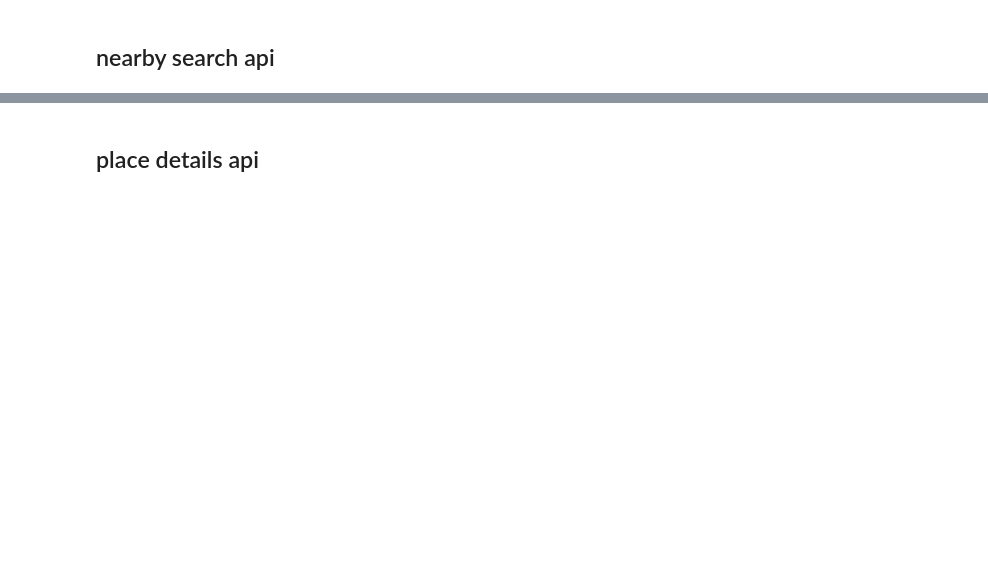
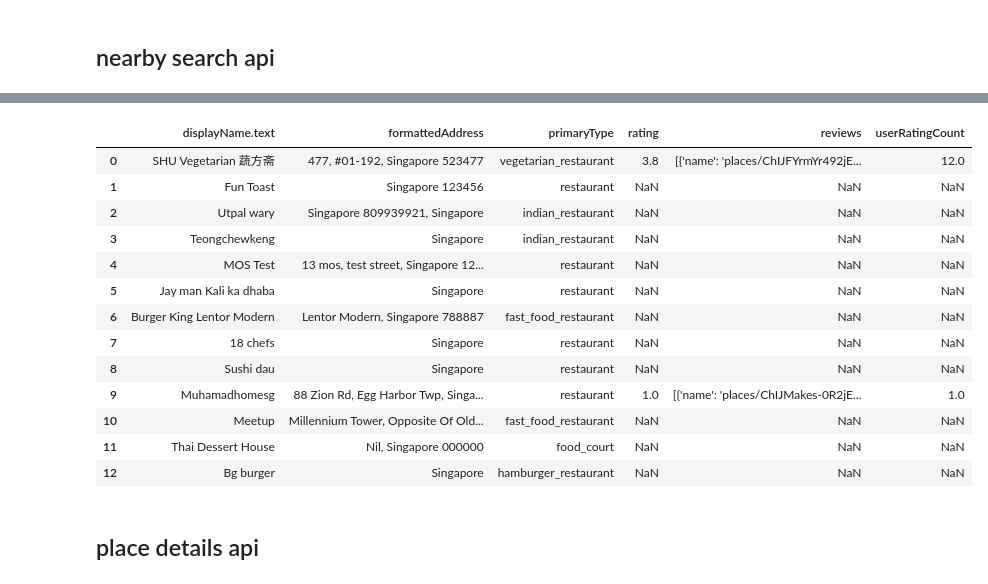
Before and after one commit to koshyan/places-api, a Jupyter notebook: places_api.ipynb, the cells around one changed output, grey strips where cells are left out. Saved outputs shown, nothing was run; the diff lists cells and outputs as text; code cells hidden in the pictures; blank space fills up the shorter version.

```diff
--- a/places_api.ipynb
+++ b/places_api.ipynb
@@ -234,3 +319,25 @@ test_2
+# %%
+test_2[['displayName.text',
+        'formattedAddress',
+        'primaryType',
+        'rating',
+        'reviews',
+        'userRatingCount']]
+# %% [output]
+|  | displayName.text | formattedAddress | primaryType | rating | reviews | userRatingCount |
+| 0 | SHU Vegetarian 蔬方斋 | 477, #01-192, Singapore 523477 | vegetarian_restaurant | 3.8 | [{'name': 'places/ChIJFYrmYr492jE... | 12.0 |
+| 1 | Fun Toast | Singapore 123456 | restaurant | NaN | NaN | NaN |
+| 2 | Utpal wary | Singapore 809939921, Singapore | indian_restaurant | NaN | NaN | NaN |
+| 3 | Teongchewkeng | Singapore | indian_restaurant | NaN | NaN | NaN |
+| 4 | MOS Test | 13 mos, test street, Singapore 12... | restaurant | NaN | NaN | NaN |
+| 5 | Jay man Kali ka dhaba | Singapore | restaurant | NaN | NaN | NaN |
+| 6 | Burger King Lentor Modern | Lentor Modern, Singapore 788887 | fast_food_restaurant | NaN | NaN | NaN |
+| 7 | 18 chefs | Singapore | restaurant | NaN | NaN | NaN |
+| 8 | Sushi dau | Singapore | restaurant | NaN | NaN | NaN |
+| 9 | Muhamadhomesg | 88 Zion Rd, Egg Harbor Twp, Singa... | restaurant | 1.0 | [{'name': 'places/ChIJMakes-0R2jE... | 1.0 |
+| 10 | Meetup | Millennium Tower, Opposite Of Old... | fast_food_restaurant | NaN | NaN | NaN |
+| 11 | Thai Dessert House | Nil, Singapore 000000 | food_court | NaN | NaN | NaN |
+| 12 | Bg burger | Singapore | hamburger_restaurant | NaN | NaN | NaN |
 # %% [markdown]
 ## place details api
 # %%
```
Also changed, not shown: parts of 12 cells of this notebook.
